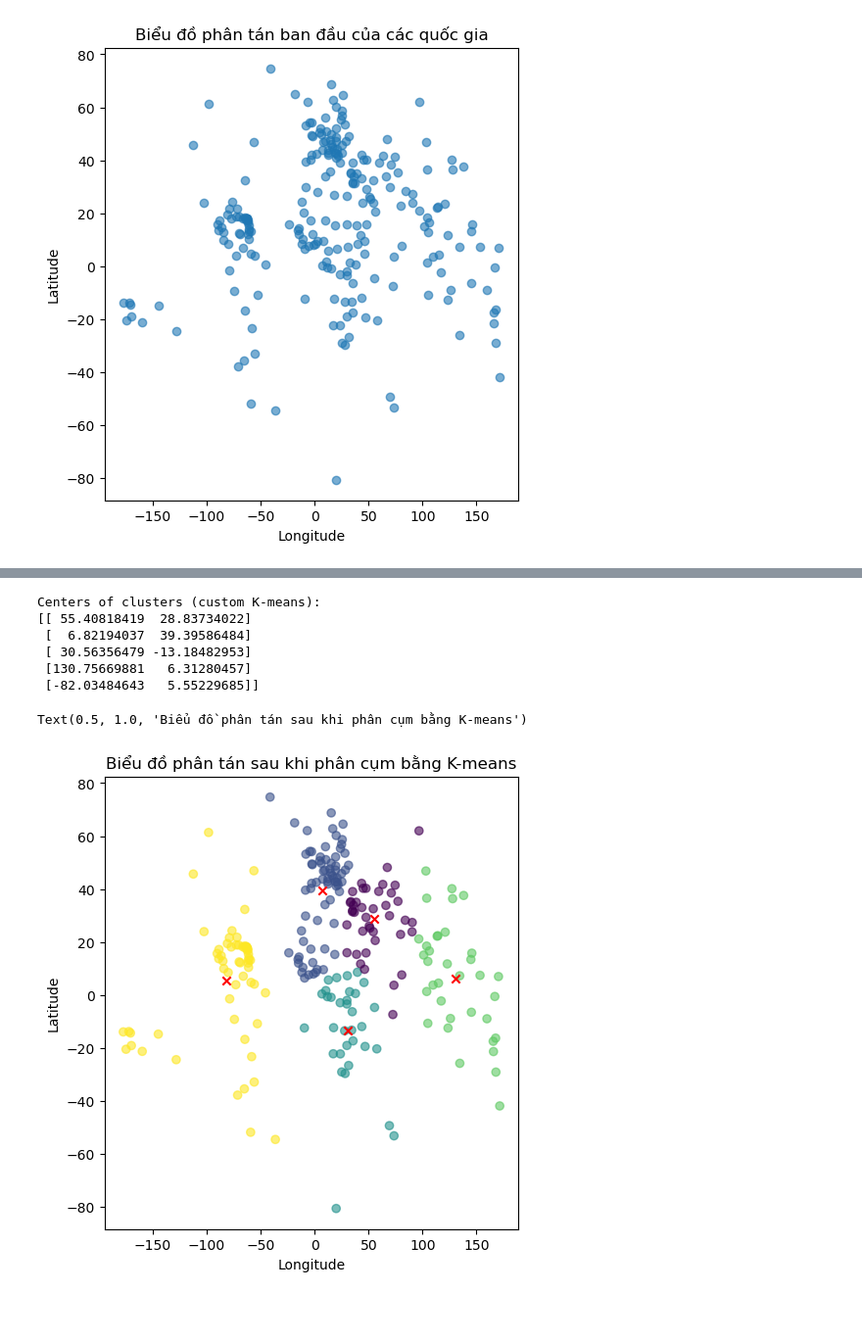
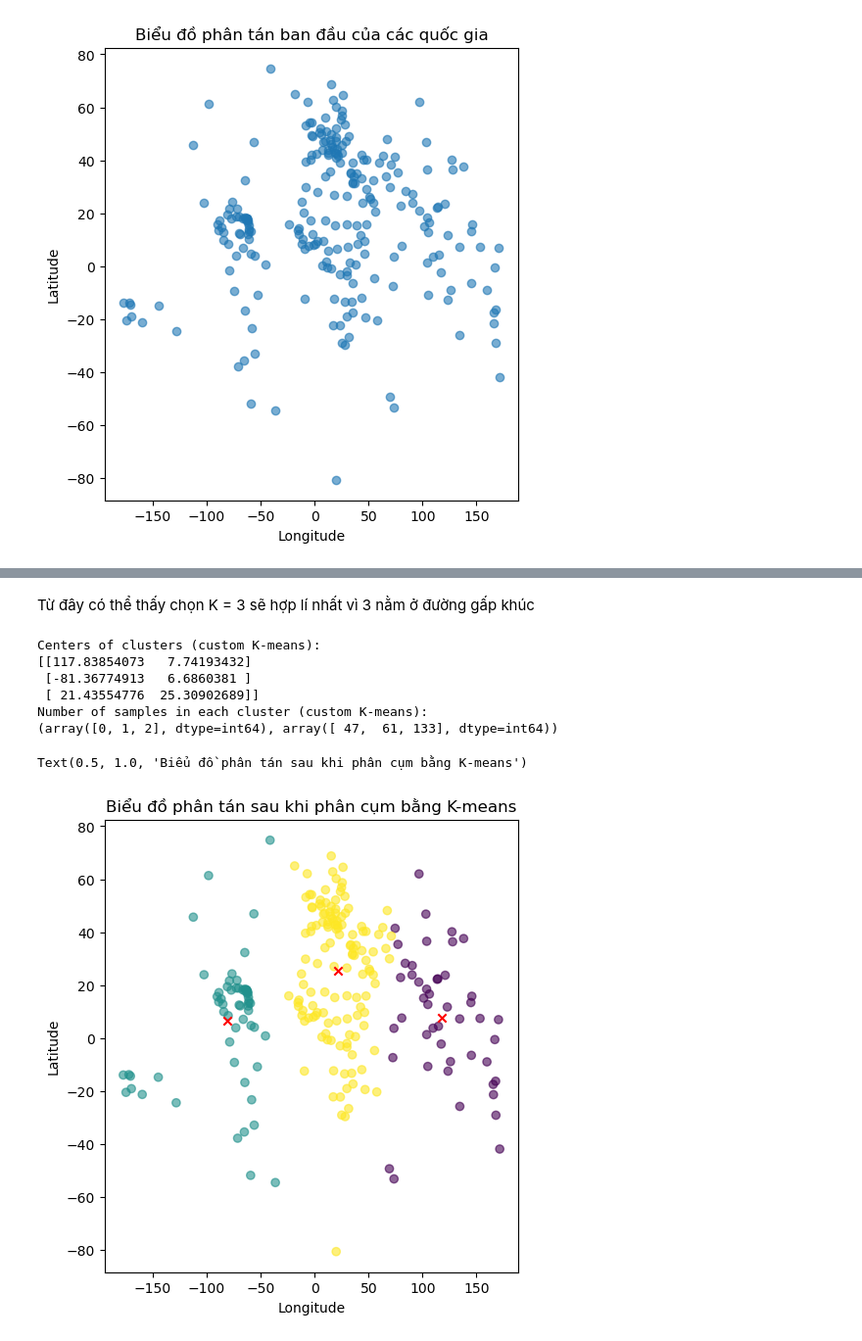
Before and after one commit to Hoa212/CCNHD-nhom-4, a Jupyter notebook: Partitioning/k-mean.ipynb, the cells around one changed output, grey strips where cells are left out. Shown: that part at 98% size. Drawn from its saved outputs; the diff is of its cells as text; code cells hidden in the pictures; blank space fills up the shorter version.

```diff
--- a/Partitioning/k-mean.ipynb
+++ b/Partitioning/k-mean.ipynb
@@ -31,16 +6,3 @@ def has_converged(centers, new_centers):
-# %%
-def kmeans(X, K):
-    centers = [kmeans_init_centers(X, K)]
-    labels = []
-    it = 0
-    while True:
-        labels.append(kmeans_assign_labels(X, centers[-1]))
-        new_centers = kmeans_update_centers(X, labels[-1], K)
-        if has_converged(centers[-1], new_centers):
-            break
-        centers.append(new_centers)
-        it += 1
-    return (centers, labels, it)
 # %%
 import pandas as pd
 # Tải dữ liệu
@@ -88,3 +91,5 @@ os.environ["OMP_NUM_THREADS"] = "1"
+# %% [markdown]
+Từ đây có thể thấy chọn K = 3 sẽ hợp lí nhất vì 3 nằm ở đường gấp khúc
 # %%
 import pandas as pd
 import numpy as np
@@ -118,47 +123,54 @@ def has_converged(centers, new_centers, tol=1e-4):
     return np.all(np.linalg.norm(new_centers - centers, axis=1) < tol)
 
 def kmeans(X, K, max_iters=300, tol=1e-4):
-    centers = kmeans_init_centers(X, K)
-    for _ in range(max_iters):
-        labels = kmeans_assign_labels(X, centers)
-        new_centers = kmeans_update_centers(X, labels, K)
-        if has_converged(centers, new_centers, tol):
+    centers = [kmeans_init_centers(X, K)]
+    labels = []
+    it = 0
+    while it < max_iters:
+        labels.append(kmeans_assign_labels(X, centers[-1]))
+        new_centers = kmeans_update_centers(X, labels[-1], K)
+        if has_converged(centers[-1], new_centers, tol):
             break
-        centers = new_centers
-    return centers, labels
+        centers.append(new_centers)
+        it += 1
+    return (centers[-1], labels[-1])
 
 # Tải dữ liệu
 data = pd.read_csv('Countries-exercise.csv')
 
 # Giả sử dữ liệu cần phân cụm là các cột 'Longitude' và 'Latitude'
 X = data[['Longitude', 'Latitude']].values
 
 # Chạy hàm K-means tự viết với số cụm là 5
-k = 5
+k = 3
 centers_custom, labels_custom = kmeans(X, k)
 
 # In ra giá trị của các tâm cụm từ hàm tự viết
 print("Centers of clusters (custom K-means):")
 print(centers_custom)
+# in ra số lương của mỗi cụm
+print("Number of samples in each cluster (custom K-means):")
+print(np.unique(labels_custom, return_counts=True))
+
 
 # Hiển thị các center sau khi phân cụm
 plt.figure(figsize=(12, 6))
 
 plt.subplot(1, 2, 1)
 plt.scatter(X[:, 0], X[:, 1], c=labels_custom, cmap='viridis', marker='o', alpha=0.6)
 plt.scatter(centers_custom[:, 0], centers_custom[:, 1], c='red', marker='x')  # Tâm cụm
 plt.xlabel('Longitude')
 plt.ylabel('Latitude')
 plt.title('Biểu đồ phân tán sau khi phân cụm bằng K-means')
 # %% [output]
 Centers of clusters (custom K-means):
-[[ 55.40818419  28.83734022]
- [  6.82194037  39.39586484]
- [ 30.56356479 -13.18482953]
- [130.75669881   6.31280457]
- [-82.03484643   5.55229685]]
+[[117.83854073   7.74193432]
+ [-81.36774913   6.6860381 ]
+ [ 21.43554776  25.30902689]]
+Number of samples in each cluster (custom K-means):
+(array([0, 1, 2], dtype=int64), array([ 47,  61, 133], dtype=int64))
 Text(0.5, 1.0, 'Biểu đồ phân tán sau khi phân cụm bằng K-means')
-[figure, old version]
+[figure, new version]
 # %%
 # Hiển thị biểu đồ trước và sau khi phân cụm
 plt.figure(figsize=(14, 7))
```
Also changed, not shown: parts of 7 cells of this notebook.
